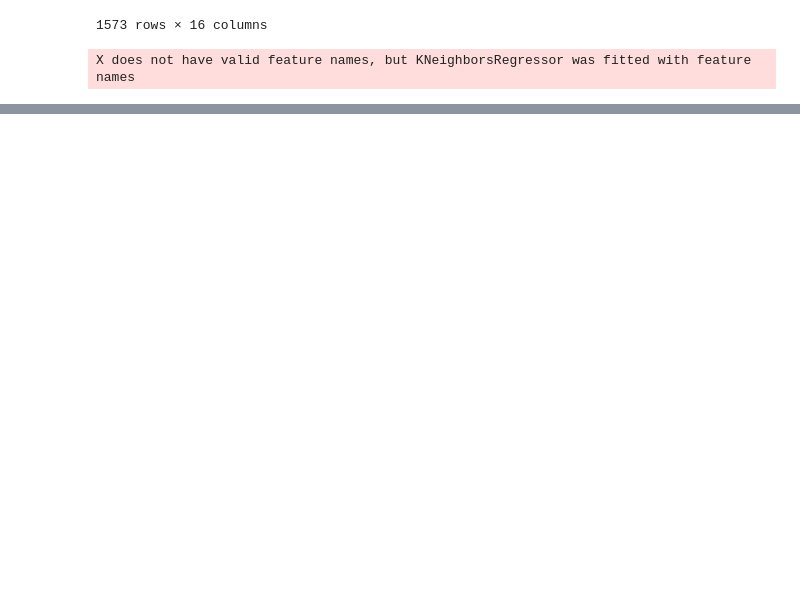
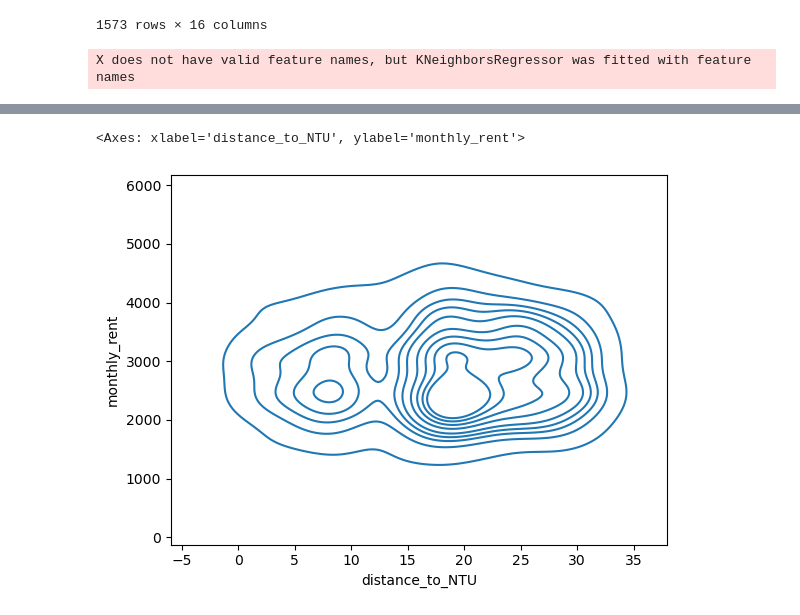
Before and after one commit to Concyclics/NUS-CS5228-project, a Jupyter notebook: plots/KNN.ipynb, the cells around one changed output, grey strips where cells are left out. Cells and saved outputs as stored; diff of their text form; code cells hidden in the pictures; blank space fills up the shorter version.

Commit message:
update new plots

```diff
--- a/plots/KNN.ipynb
+++ b/plots/KNN.ipynb
@@ -91 +97,4 @@ fig.update_layout(title='KNN Surface', autosize=False,
 fig.show()
+# %%
+df_train_date['distance_to_NUS'] = from_lat_long_to_dis(df_train_date['latitude'], df_train_date['longitude'], 1.29595, 103.77525)
+df_train_date['distance_to_NTU'] = from_lat_long_to_dis(df_train_date['latitude'], df_train_date['longitude'], 1.3483, 103.68469)
@@ -91,0 +129,8 @@ fig.show()
+# %%
+df_train_date['distance_to_NUS in 500m'] = df_train_date['distance_to_NUS'].apply(lambda x: 1 if x <= 0.5 else 0)
+# %%
+#draw distance to NUS with monthly rent
+sns.kdeplot(x = "distance_to_NTU", y = "monthly_rent", data = df_train_date)
+# %% [output]
+<Axes: xlabel='distance_to_NTU', ylabel='monthly_rent'>
+[figure, added]
```
Also changed, not shown: parts of 4 cells of this notebook.
